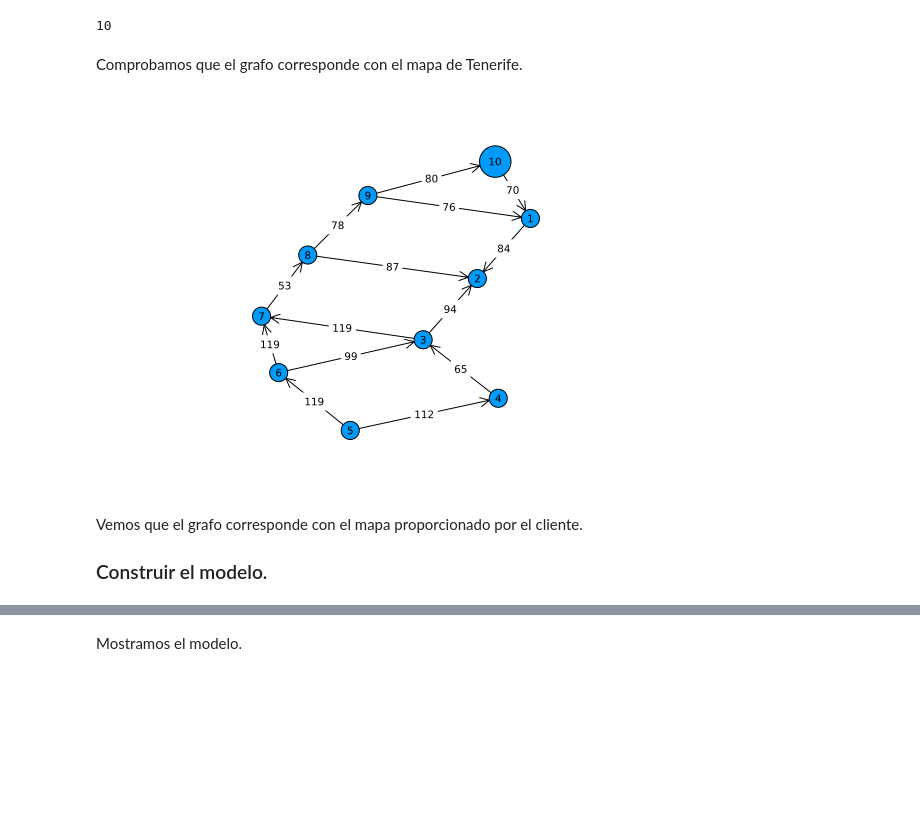
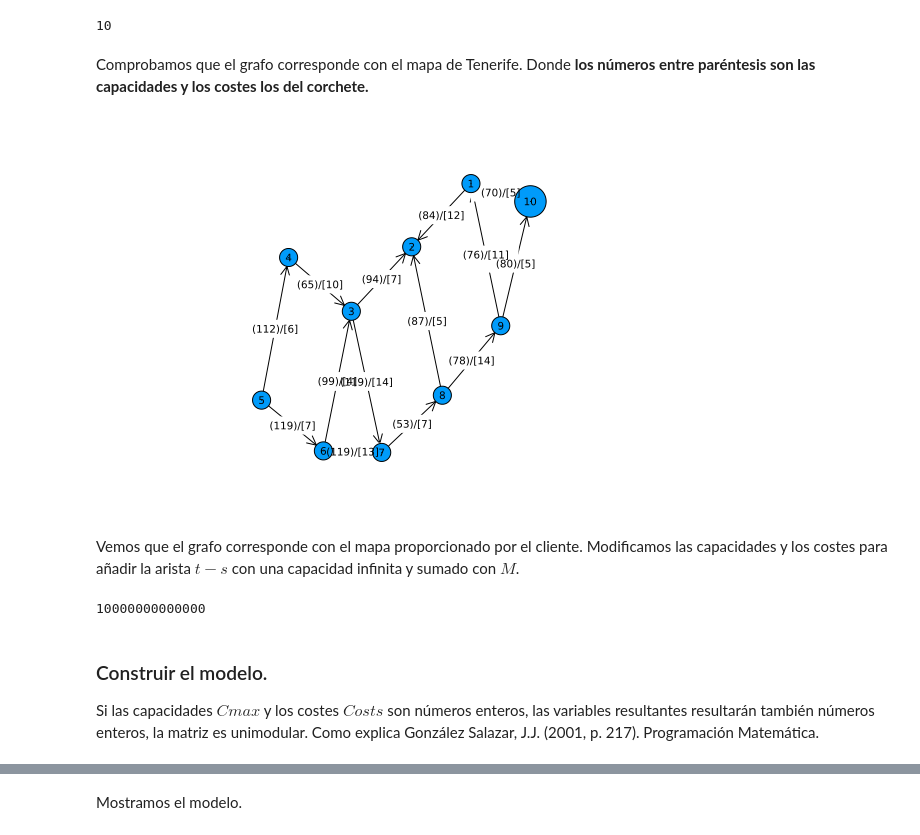
Before and after one commit to Saul-Sosa-Diaz/Ingenieria-Logistica, a Jupyter notebook: flujo_maximo.ipynb, the cells around one changed output, grey strips where cells are left out. Saved outputs shown, nothing was run; the diff lists cells and outputs as text; code cells hidden in the pictures; blank space fills up the shorter version.

```diff
--- a/flujo_maximo.ipynb
+++ b/flujo_maximo.ipynb
@@ -145,7 +145,7 @@ using JuMP, GLPK, Random, Test, LinearAlgebra
 # %% [markdown]
 ### Introducimos los datos.
 # %%
-C = [0 84 0 0 0 0 0 0 0 0;
+Cmax = [0 84 0 0 0 0 0 0 0 0;
      0 0 0 0 0 0 0 0 0 0;
      0 94 0 0 0 0 119 0 0 0;
      0 0 65 0 0 0 0 0 0 0;
@@ -156,31 +156,52 @@ C = [0 84 0 0 0 0 0 0 0 0;
      76 0 0 0 0 0 0 0 0 80;
      70 0 0 0 0 0 0 0 0 0
      ]
-
+Costs = [0 12 0 0 0 0 0 0 0 0;
+          0 0 0 0 0 0 0 0 0 0;
+          0 7 0 0 0 0 14 0 0 0;
+          0 0 10 0 0 0 0 0 0 0;
+          0 0 0 6 0 7 0 0 0 0;
+          0 0 4 0 0 0 13 0 0 0;
+          0 0 0 0 0 0 0 7 0 0;
+          0 5 0 0 0 0 0 0 14 0;
+          11 0 0 0 0 0 0 0 0 5;
+          5 0 0 0 0 0 0 0 0 0]
 s = 5
 t = 2
-n=size(C,1)
+n=size(Cmax,1)
 # %% [output]
 10
 # %% [markdown]
 Comprobamos que el grafo corresponde con el mapa de Tenerife.
+Donde __los números entre paréntesis son las capacidades y los costes los del corchete.__
 # %%
-function graph(C)
+function graph(C, Costs)
     edgelabel_dict = Dict()
     edgelabel_mat = Array{String}(undef, n, n)
     for i in 1:n
         for j in 1:n
-            edgelabel_mat[i, j] = edgelabel_dict[(i, j)] = string(C[i, j])
+            capacity = C[i, j]
+            cost = Costs[i, j]
+            edgelabel_mat[i, j] = edgelabel_dict[(i, j)] = string("($capacity)/[$cost]")
         end
     end
     edgelabel_vec = edgelabel_mat[:]
-    graphplot(C, names=1:n, edgelabel=edgelabel_dict, curvature_scalar=0, nodeshape=:circle,  nodesize=0.2)
+    graphplot(C, names=1:n, edgelabel=edgelabel_dict, node_dists=1000 ,curvature_scalar=0, nodeshape=:circle,  nodesize=0.2)
 end
 
-graph(C)
+graph(Cmax, Costs)
 # %% [output]
-[figure, old version]
+[figure, new version]
 # %% [markdown]
 Vemos que el grafo corresponde con el mapa proporcionado por el cliente.
-### Construir el modelo.
+Modificamos las capacidades y los costes para añadir la arista $t-s$ con una capacidad infinita y sumado con $M$.
+# %%
+M = 10000000000000
+Costs[t,s] = M
+Cmax[t,s] = M
+# %% [output]
+10000000000000
+# %% [markdown]
+### Construir el modelo.
+Si las capacidades $Cmax$ y los costes $Costs$ son números enteros, las variables resultantes resultarán también números enteros, la matriz es unimodular. Como explica González Salazar, J.J. (2001, p. 217). Programación Matemática.
 # %%
```
Also changed, not shown: parts of 11 cells of this notebook.
